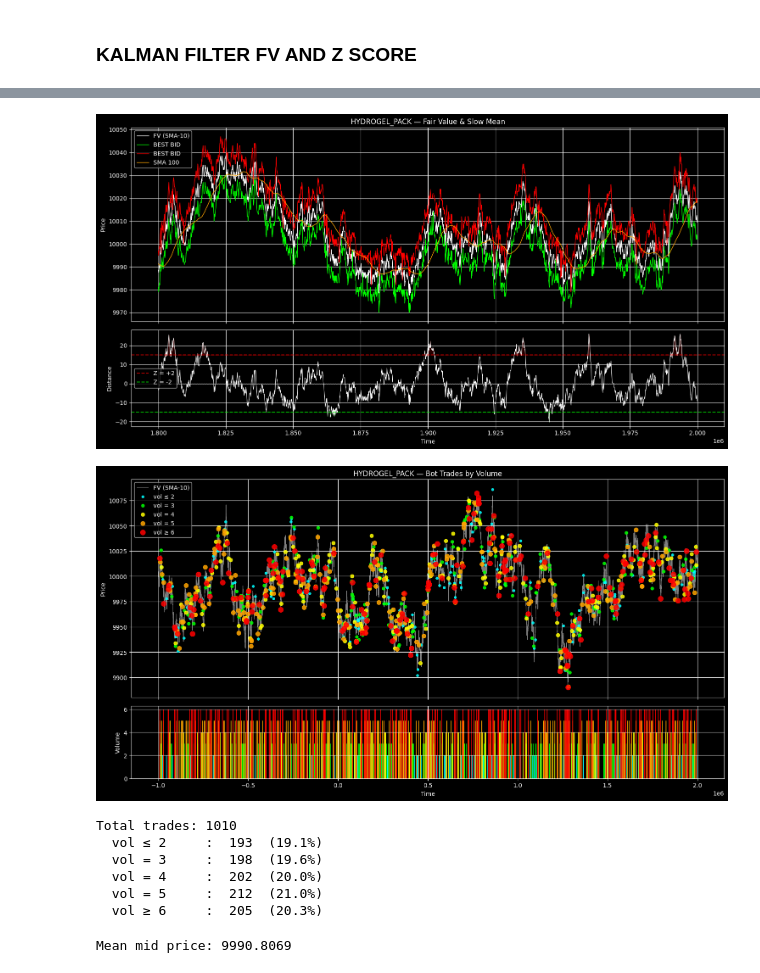
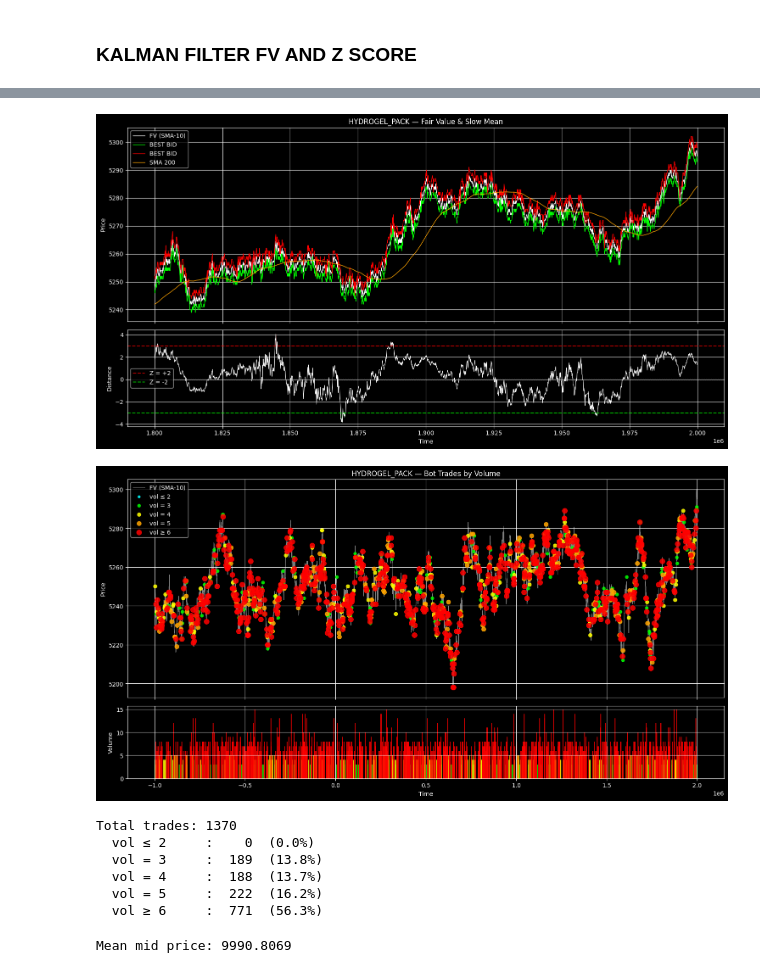
Before and after one commit to marcobattiston21/imc-prosperity-4, a Jupyter notebook: prosperity4/round3/notebooks/analysis_hydrogel_pack.ipynb, the cells around one changed output, grey strips where cells are left out. Drawn from its saved outputs; the diff is of its cells as text; code cells hidden in the pictures.

```diff
--- a/prosperity4/round3/notebooks/analysis_hydrogel_pack.ipynb
+++ b/prosperity4/round3/notebooks/analysis_hydrogel_pack.ipynb
@@ -73,8 +73,8 @@ Trades Shape : (4048, 8)
 # %%
 products = prices_df["product"].unique()
 
-hydrogel_prices_df = prices_df[prices_df["product"] == "HYDROGEL_PACK"]
-hydrogel_trades_df = trades_df[trades_df["symbol"] == "HYDROGEL_PACK"]
+hydrogel_prices_df = prices_df[prices_df["product"] == "VELVETFRUIT_EXTRACT"]
+hydrogel_trades_df = trades_df[trades_df["symbol"] == "VELVETFRUIT_EXTRACT"]
 # %%
 """
 Here we are copying the original dataframes, removing the buyer, seller and currency from the trades, summing if there are orders at the
@@ -207,9 +207,10 @@ plt.show()
 # %%
 # Z-Score of SMA-10 FV vs its 500-tick rolling SMA
-WINDOW = 100
+WINDOW = 200
 rolling_mean = hydrogel["fv"].rolling(window = WINDOW).mean()
+std = hydrogel["fv"].rolling(window = WINDOW).std()
 
-hydrogel["distance"] = hydrogel["fv"] - rolling_mean
+hydrogel["zscore"] = (hydrogel["fv"] - rolling_mean) / std
 hydrogel.head(5)
 # %% [output]
 |  | product | bid_price_1 | bid_volume_1 | bid_price_2 | bid_volume_2 | bid_price_3 | bid_volume_3 | ask_price_1 | ... |
@@ -222,30 +223,30 @@ hydrogel.head(5)
 # %%
 fig, (ax1, ax2) = plt.subplots(2, 1, figsize=(15, 8), sharex=True, gridspec_kw={"height_ratios": [2, 1]})
 
 ax1.plot(hydrogel["t"][-2000:], hydrogel["fv"][-2000:],   color="white",  linewidth=1,   label="FV (SMA-10)")
 ax1.plot(hydrogel["t"][-2000:], hydrogel["bid_price_1"][-2000:], color="lime", linewidth = 1, label = "BEST BID")
 ax1.plot(hydrogel["t"][-2000:], hydrogel["ask_price_1"][-2000:], color="red", linewidth = 1, label = "BEST BID")
 ax1.plot(hydrogel["t"][-2000:], rolling_mean[-2000:],     color="orange", linewidth=1,   label=f"SMA {WINDOW}")
 ax1.legend()
 ax1.grid(True)
 ax1.set_ylabel("Price")
 ax1.set_title("HYDROGEL_PACK — Fair Value & Slow Mean")
 
-ax2.plot(hydrogel["t"][-2000:], hydrogel["distance"][-2000:], color="white", linewidth=0.8)
-ax2.axhline( 15, color="red",  linestyle="--", alpha=0.7, label="Z = +2")
-ax2.axhline(-15, color="lime", linestyle="--", alpha=0.7, label="Z = -2")
+ax2.plot(hydrogel["t"][-2000:], hydrogel["zscore"][-2000:], color="white", linewidth=0.8)
+ax2.axhline( 3, color="red",  linestyle="--", alpha=0.7, label="Z = +2")
+ax2.axhline(-3, color="lime", linestyle="--", alpha=0.7, label="Z = -2")
 ax2.axhline( 0, color="gray", linestyle=":",  alpha=0.5)
-ax2.fill_between(hydrogel["t"][-2000:],  15, hydrogel["distance"][-2000:].clip(lower=15),  color="red",  alpha=0.15)
-ax2.fill_between(hydrogel["t"][-2000:], -15, hydrogel["distance"][-2000:].clip(upper=-15), color="lime", alpha=0.15)
+ax2.fill_between(hydrogel["t"][-2000:],  3, hydrogel["zscore"][-2000:].clip(lower=3),  color="red",  alpha=0.15)
+ax2.fill_between(hydrogel["t"][-2000:], -3, hydrogel["zscore"][-2000:].clip(upper=-3), color="lime", alpha=0.15)
 ax2.set_ylabel("Distance")
 ax2.set_xlabel("Time")
 ax2.legend()
 ax2.grid(True)
 
 plt.tight_layout()
 plt.show()
 # %% [output]
-[figure, old version]
+[figure, new version]
 # %%
 BINS   = [2, 3, 4, 5, 6]           # upper edge of each bucket (last = "≥ 6")
 COLORS = ["cyan", "lime", "yellow", "orange", "red"]
@@ -293,13 +294,13 @@ for i, label in enumerate(labels):
     g = trades[trades["bucket"] == i]
     print(f"  {label:12s}: {len(g):4d}  ({100*len(g)/len(trades):.1f}%)")
 # %% [output]
-[figure, old version]
+[figure, new version]
-Total trades: 1010
-  vol ≤ 2     :  193  (19.1%)
-  vol = 3     :  198  (19.6%)
-  vol = 4     :  202  (20.0%)
-  vol = 5     :  212  (21.0%)
-  vol ≥ 6     :  205  (20.3%)
+Total trades: 1370
+  vol ≤ 2     :    0  (0.0%)
+  vol = 3     :  189  (13.8%)
+  vol = 4     :  188  (13.7%)
+  vol = 5     :  222  (16.2%)
+  vol ≥ 6     :  771  (56.3%)
 # %%
 mean_mid = hydrogel["mid_price"].mean()
 print(f"Mean mid price: {mean_mid:.4f}")
```
Also changed, not shown: parts of 6 cells of this notebook, 3 other files.
